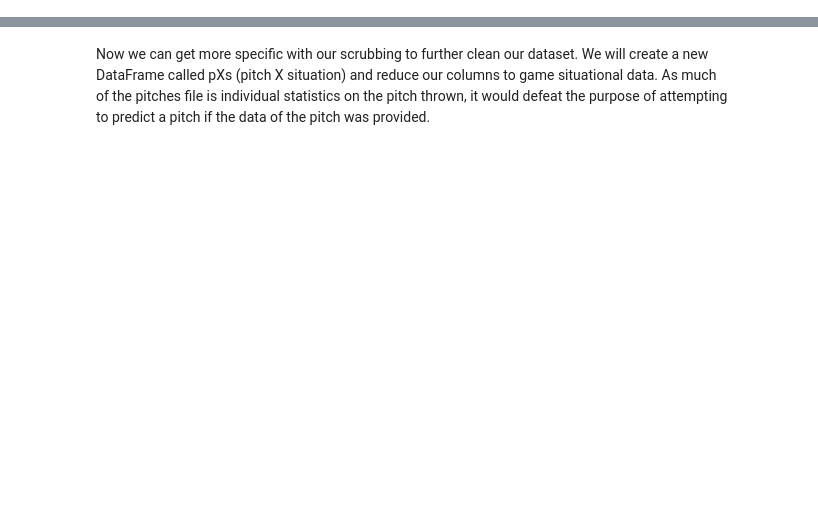
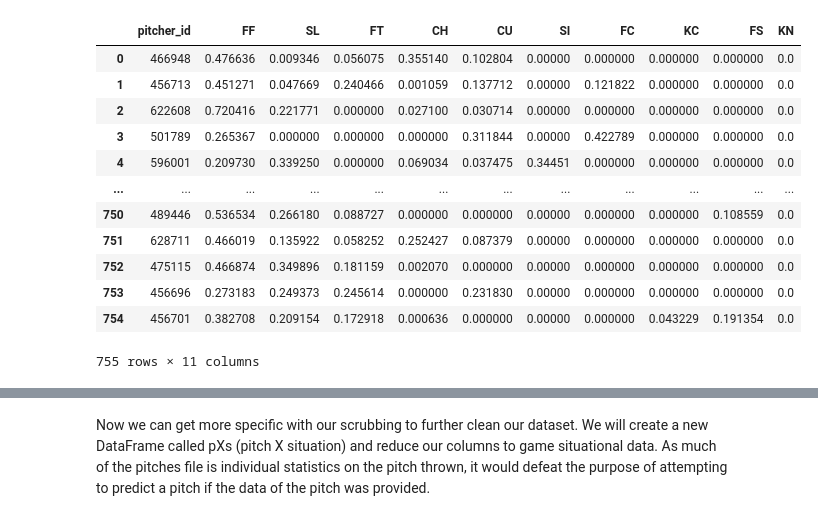
Before and after one commit to yshong211/mlb_ant, a Jupyter notebook: mlb_pitch_prediction.ipynb, the cells around one changed output, grey strips where cells are left out. Saved outputs shown, nothing was run; the diff lists cells and outputs as text; code cells hidden in the pictures; blank space fills up the shorter version.

Commit message:
Proportion generator code improved

```diff
--- a/mlb_pitch_prediction.ipynb
+++ b/mlb_pitch_prediction.ipynb
@@ -288,0 +111,18 @@ new_1718.head()
+# %%
+# for indexing purpose, create a dictionary {pitcher_id: index}
+pitcher_locator = dict()
+for i, row in new_17.iterrows():
+    pitcher_locator[int(row['pitcher_id'])] = i
+# %%
+# Get the pitch type proportion for each pitcher, from 2017 data
+index = data17_merge.index
+new_17['FF'] = 0
+new_17['SL'] = 0
+new_17['FT'] = 0
+new_17['CH'] = 0
+new_17['CU'] = 0
+new_17['SI'] = 0
+new_17['FC'] = 0
+new_17['KC'] = 0
+new_17['FS'] = 0
+new_17['KN'] = 0
@@ -288,0 +146,23 @@ new_1718.head()
+# %%
+proportion = new_17.iloc[:, 1:].div(new_17.iloc[:, 1:].sum(axis=1), axis=0)
+# %%
+proportion['pitcher_id'] = [i for i in pitcherid]
+cols = proportion.columns.tolist()
+cols = cols[-1:] + cols[:-1]
+proportion = proportion[cols]
+# %%
+proportion
+# %% [output]
+|  | pitcher_id | FF | SL | FT | CH | CU | SI | FC | KC | FS | KN |
+| 0 | 466948 | 0.476636 | 0.009346 | 0.056075 | 0.355140 | 0.102804 | 0.00000 | 0.000000 | 0.000000 | 0.000000 | 0.0 |
+| 1 | 456713 | 0.451271 | 0.047669 | 0.240466 | 0.001059 | 0.137712 | 0.00000 | 0.121822 | 0.000000 | 0.000000 | 0.0 |
+| 2 | 622608 | 0.720416 | 0.221771 | 0.000000 | 0.027100 | 0.030714 | 0.00000 | 0.000000 | 0.000000 | 0.000000 | 0.0 |
+| 3 | 501789 | 0.265367 | 0.000000 | 0.000000 | 0.000000 | 0.311844 | 0.00000 | 0.422789 | 0.000000 | 0.000000 | 0.0 |
+| 4 | 596001 | 0.209730 | 0.339250 | 0.000000 | 0.069034 | 0.037475 | 0.34451 | 0.000000 | 0.000000 | 0.000000 | 0.0 |
+| ... | ... | ... | ... | ... | ... | ... | ... | ... | ... | ... | ... |
+| 750 | 489446 | 0.536534 | 0.266180 | 0.088727 | 0.000000 | 0.000000 | 0.00000 | 0.000000 | 0.000000 | 0.108559 | 0.0 |
+| 751 | 628711 | 0.466019 | 0.135922 | 0.058252 | 0.252427 | 0.087379 | 0.00000 | 0.000000 | 0.000000 | 0.000000 | 0.0 |
+| 752 | 475115 | 0.466874 | 0.349896 | 0.181159 | 0.002070 | 0.000000 | 0.00000 | 0.000000 | 0.000000 | 0.000000 | 0.0 |
+| 753 | 456696 | 0.273183 | 0.249373 | 0.245614 | 0.000000 | 0.231830 | 0.00000 | 0.000000 | 0.000000 | 0.000000 | 0.0 |
+| 754 | 456701 | 0.382708 | 0.209154 | 0.172918 | 0.000636 | 0.000000 | 0.00000 | 0.000000 | 0.043229 | 0.191354 | 0.0 |
+755 rows × 11 columns
```
Also changed, not shown: parts of 97 cells of this notebook.
